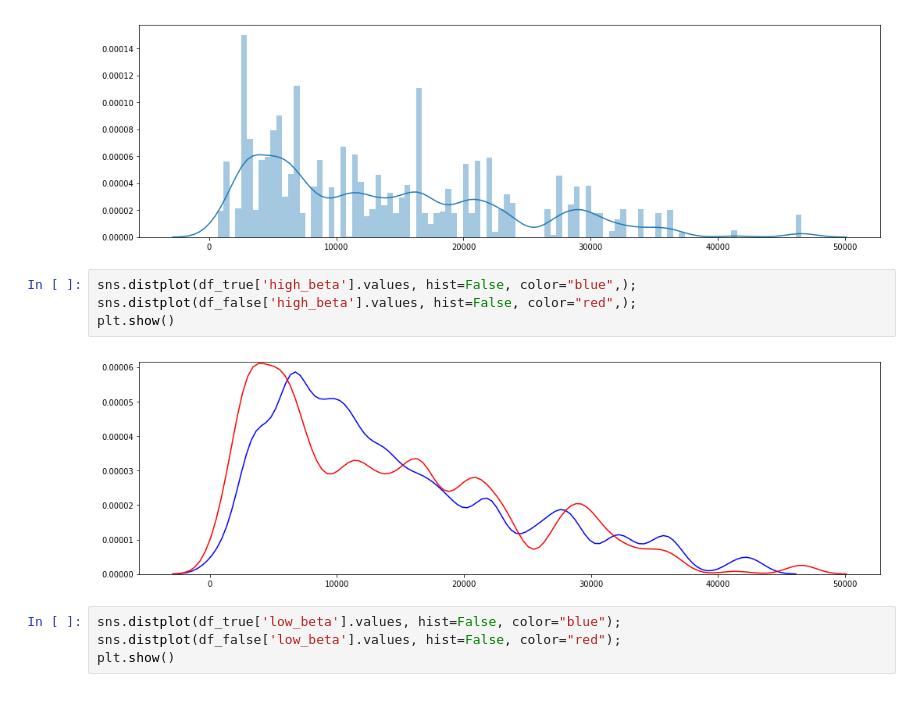
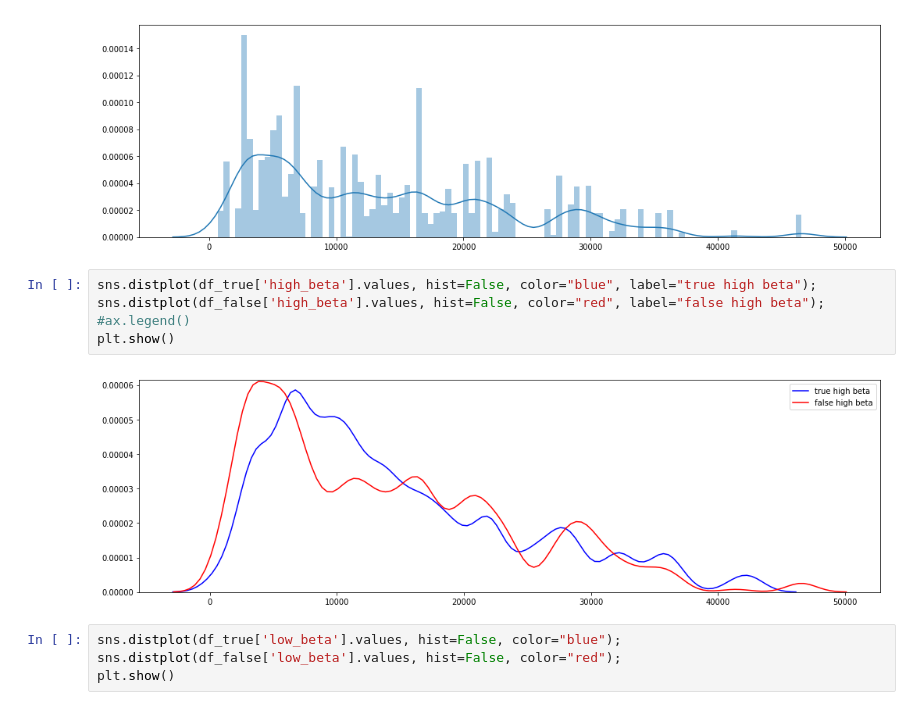
Before and after one commit to jimmychimmyy/ImageRecognitionBCI, a Jupyter notebook: classifier.ipynb, the cells around one changed output. Saved outputs shown, nothing was run; the diff lists cells and outputs as text.

```diff
--- a/classifier.ipynb
+++ b/classifier.ipynb
@@ -60,11 +65,12 @@ plt.show()
 [figure]
 [figure]
 # %%
-sns.distplot(df_true['high_beta'].values, hist=False, color="blue",);
-sns.distplot(df_false['high_beta'].values, hist=False, color="red",);
+sns.distplot(df_true['high_beta'].values, hist=False, color="blue", label="true high beta");
+sns.distplot(df_false['high_beta'].values, hist=False, color="red", label="false high beta");
+#ax.legend()
 plt.show()
 # %% [output]
-[figure, old version]
+[figure, new version]
 # %%
 sns.distplot(df_true['low_beta'].values, hist=False, color="blue");
 sns.distplot(df_false['low_beta'].values, hist=False, color="red");
```
Also changed, not shown: parts of 8 cells of this notebook, 1 other file.
